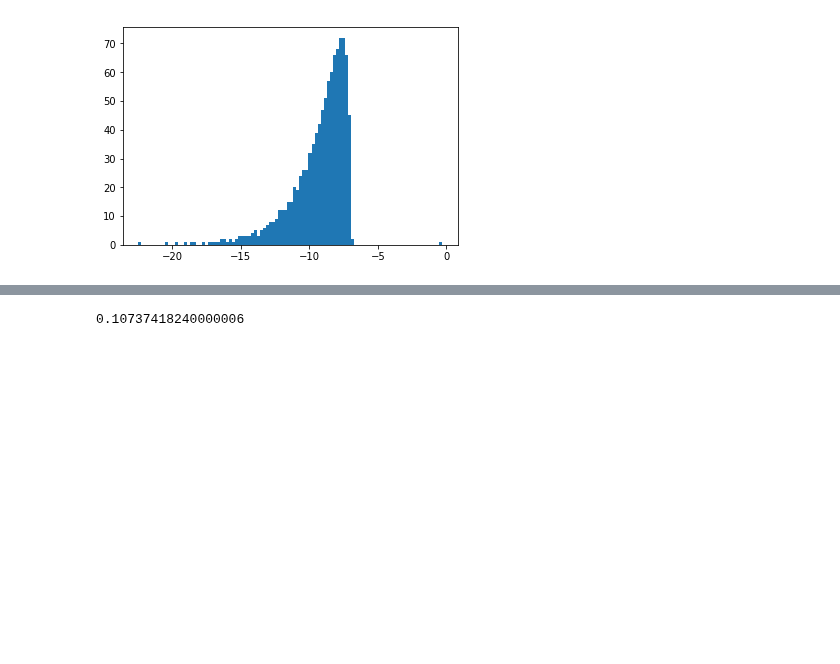
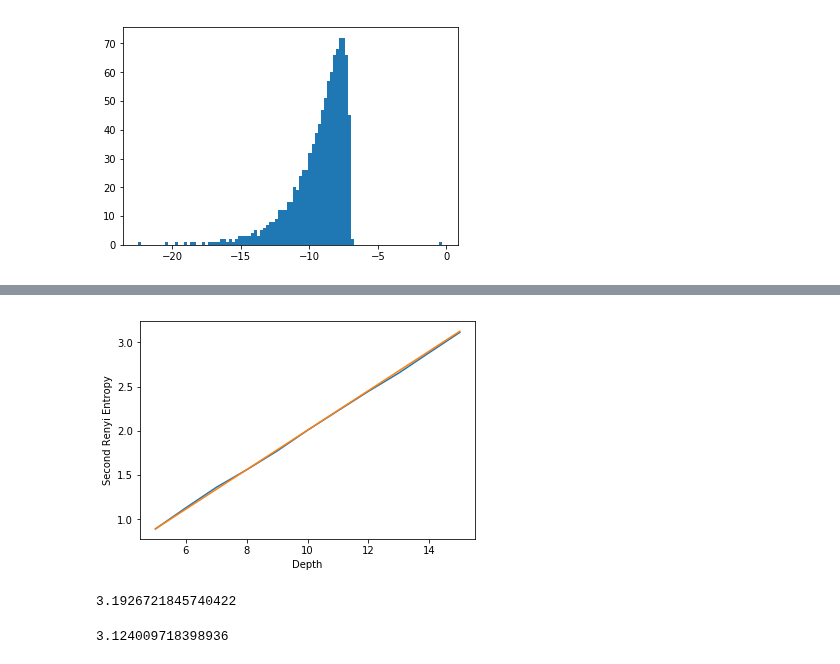
Before and after one commit to AustenLamacraft/ruc, a Jupyter notebook: notebooks/RUC-channel.ipynb, the cells around one changed output, grey strips where cells are left out. Saved outputs shown, nothing was run; the diff lists cells and outputs as text; code cells hidden in the pictures; blank space fills up the shorter version.

```diff
--- a/notebooks/RUC-channel.ipynb
+++ b/notebooks/RUC-channel.ipynb
@@ -211,16 +210,2 @@ where $|\psi_{x_1:x_N}\rangle$ represents a normalized ancilla state arising fro
 
 __Note__ that this way requires one extra unitary as we don't do the sum over $x_j$.
-# %%
-q = 2
-depth = 10
-state1 = random_state(q, depth)
-state2 = state1
-purity_traj = np.array([])
-
-for step in range(10000):
-    purity_traj = np.append(purity_trace, np.abs(inner_product(state1, state2))**2)
-    gates = random_gates(q, depth + 1) # Need one more gate than in the CPTP case
-    state1 = apply_gates(state1, gates)
-    state2 = apply_gates(state2, gates)
-    if step % 1000 == 0:
-        print("step ", step)
@@ -246,0 +214,21 @@ np.mean(purity_traj)
+# %%
+q = 2
+purities_traj = []
+depths = np.arange(5, 16)
+for d in depths:
+
+    print("Depth: ", d)
+    print(time.ctime())
+    state1 = random_state(q, d - 1)
+    state2 = state1
+    purity_traj = np.array([])
+
+    for step in range(10000):
+        purity_traj = np.append(purity_traj, np.abs(inner_product(state1, state2))**2)
+        gates = random_gates(q, d)
+        probs1, states1 = next_step(state1, gates)
+        probs2, states2 = next_step(state2, gates)
+        state1 = states1[np.random.choice(range(q**2), p=probs1)]
+        state2 = states2[np.random.choice(range(q**2), p=probs2)]
+
+    purities_traj.append(np.mean(purity_traj))
@@ -247,4 +253,15 @@ np.mean(purity_traj)
+# %%
+plt.plot(depths, -np.log(purities_traj))
+plt.plot(depths, (depths - 1) * np.log(5/4))
+plt.xlabel("Depth")
+plt.ylabel("Second Renyi Entropy");
+# %% [output]
+[figure, added]
+# %%
+-np.log(np.mean(purity_traj))
+# %% [output]
+3.1926721845740422
 # %%
-(4/5)**10
+-14*np.log(4/5)
 # %% [output]
-0.10737418240000006
+3.124009718398936
```
Also changed, not shown: parts of 8 cells of this notebook, 2 other files.
